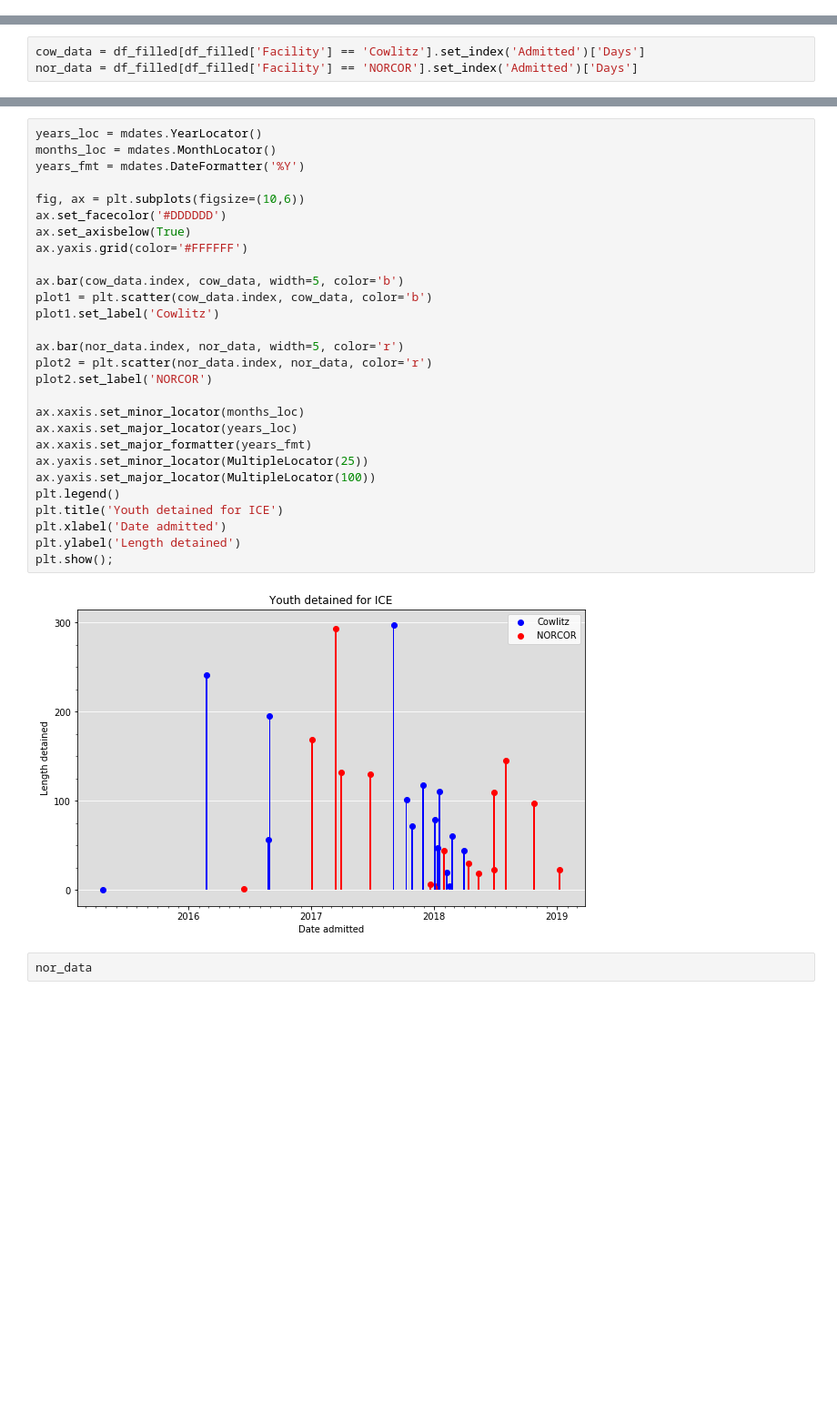
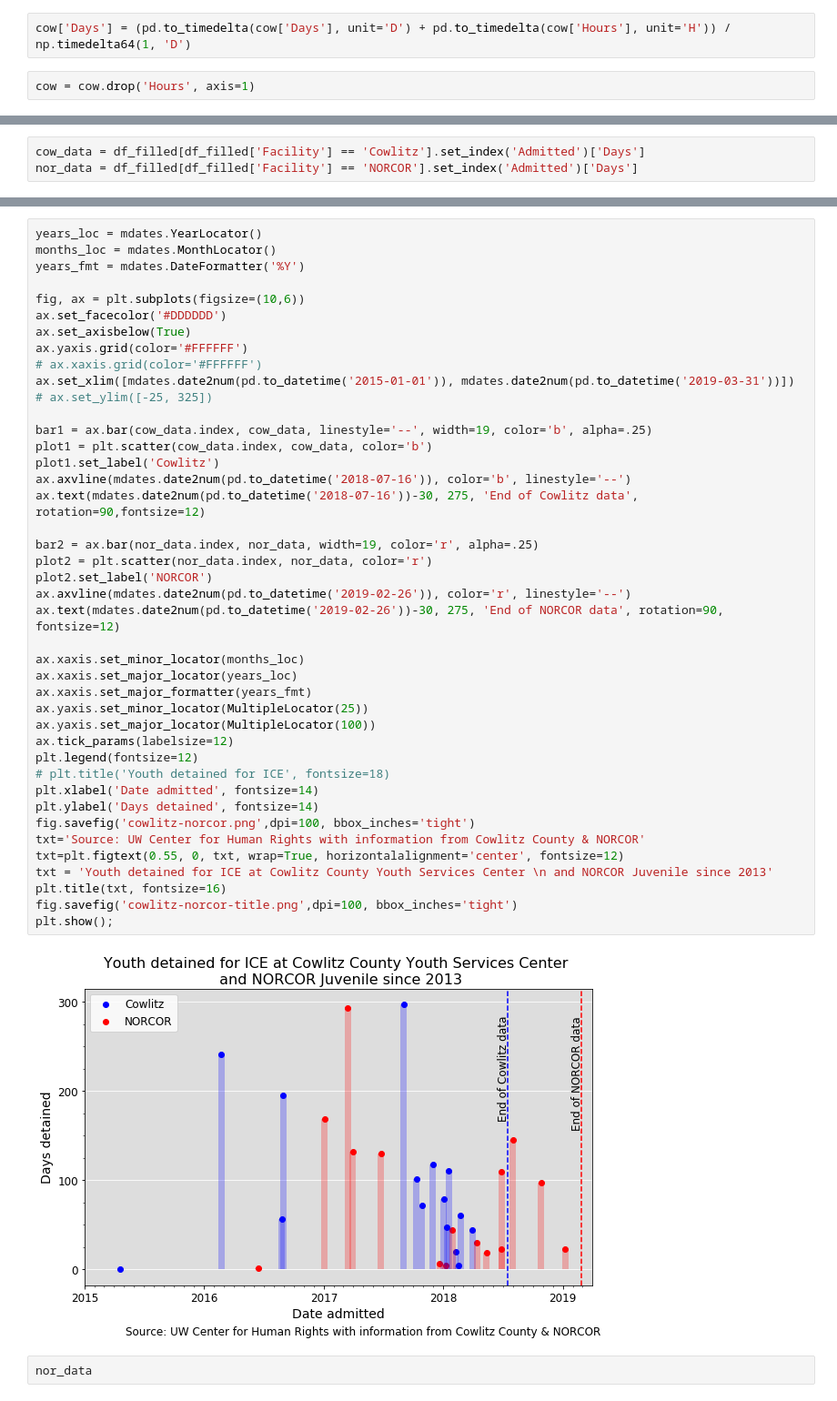
Before and after one commit to UWCHR/ice-facilities, a Jupyter notebook: analyze/note/cowlitz-norcor.ipynb, the cells around one changed output, grey strips where cells are left out. Shown: that part at 91% size. Saved outputs shown, nothing was run; the diff lists cells and outputs as text; blank space fills up the shorter version.

Commit message:
For cowlitz report

```diff
--- a/analyze/note/cowlitz-norcor.ipynb
+++ b/analyze/note/cowlitz-norcor.ipynb
@@ -46,6 +46,10 @@ cow['Released'] = cow['Admitted'] + pd.to_timedelta(cow['Days'], unit='d')
 # %%
 # Last youth was not released at time of data production
 # cow.loc[len(cow)-1,'Released'] = pd.NaT
+# %%
+cow['Days'] = (pd.to_timedelta(cow['Days'], unit='D') + pd.to_timedelta(cow['Hours'], unit='H')) / np.timedelta64(1, 'D')
+# %%
+cow = cow.drop('Hours', axis=1)
 # %%
 cow
 # %% [output]
@@ -259,33 +298,47 @@ nor_data = df_filled[df_filled['Facility'] == 'NORCOR'].set_index('Admitted')['D
 # %%
 years_loc = mdates.YearLocator()
 months_loc = mdates.MonthLocator()
 years_fmt = mdates.DateFormatter('%Y')
 
 fig, ax = plt.subplots(figsize=(10,6))
 ax.set_facecolor('#DDDDDD')
 ax.set_axisbelow(True)
 ax.yaxis.grid(color='#FFFFFF')
+# ax.xaxis.grid(color='#FFFFFF')
+ax.set_xlim([mdates.date2num(pd.to_datetime('2015-01-01')), mdates.date2num(pd.to_datetime('2019-03-31'))])
+# ax.set_ylim([-25, 325])
 
-ax.bar(cow_data.index, cow_data, width=5, color='b')
+bar1 = ax.bar(cow_data.index, cow_data, linestyle='--', width=19, color='b', alpha=.25)
 plot1 = plt.scatter(cow_data.index, cow_data, color='b')
 plot1.set_label('Cowlitz')
+ax.axvline(mdates.date2num(pd.to_datetime('2018-07-16')), color='b', linestyle='--')
+ax.text(mdates.date2num(pd.to_datetime('2018-07-16'))-30, 275, 'End of Cowlitz data', rotation=90,fontsize=12)
 
-ax.bar(nor_data.index, nor_data, width=5, color='r')
+bar2 = ax.bar(nor_data.index, nor_data, width=19, color='r', alpha=.25)
 plot2 = plt.scatter(nor_data.index, nor_data, color='r')
 plot2.set_label('NORCOR')
+ax.axvline(mdates.date2num(pd.to_datetime('2019-02-26')), color='r', linestyle='--')
+ax.text(mdates.date2num(pd.to_datetime('2019-02-26'))-30, 275, 'End of NORCOR data', rotation=90, fontsize=12)
 
 ax.xaxis.set_minor_locator(months_loc)
 ax.xaxis.set_major_locator(years_loc)
 ax.xaxis.set_major_formatter(years_fmt)
 ax.yaxis.set_minor_locator(MultipleLocator(25))
 ax.yaxis.set_major_locator(MultipleLocator(100))
-plt.legend()
-plt.title('Youth detained for ICE')
-plt.xlabel('Date admitted')
-plt.ylabel('Length detained')
+ax.tick_params(labelsize=12)
+plt.legend(fontsize=12)
+# plt.title('Youth detained for ICE', fontsize=18)
+plt.xlabel('Date admitted', fontsize=14)
+plt.ylabel('Days detained', fontsize=14)
+fig.savefig('cowlitz-norcor.png',dpi=100, bbox_inches='tight')
+txt='Source: UW Center for Human Rights with information from Cowlitz County & NORCOR'
+txt=plt.figtext(0.55, 0, txt, wrap=True, horizontalalignment='center', fontsize=12)
+txt = 'Youth detained for ICE at Cowlitz County Youth Services Center \n and NORCOR Juvenile since 2013'
+plt.title(txt, fontsize=16)
+fig.savefig('cowlitz-norcor-title.png',dpi=100, bbox_inches='tight')
 plt.show();
 # %% [output]
-[figure, old version]
+[figure, new version]
 # %%
 nor_data
 # %% [output]
```
Also changed, not shown: parts of 9 cells of this notebook, 2 other files.
